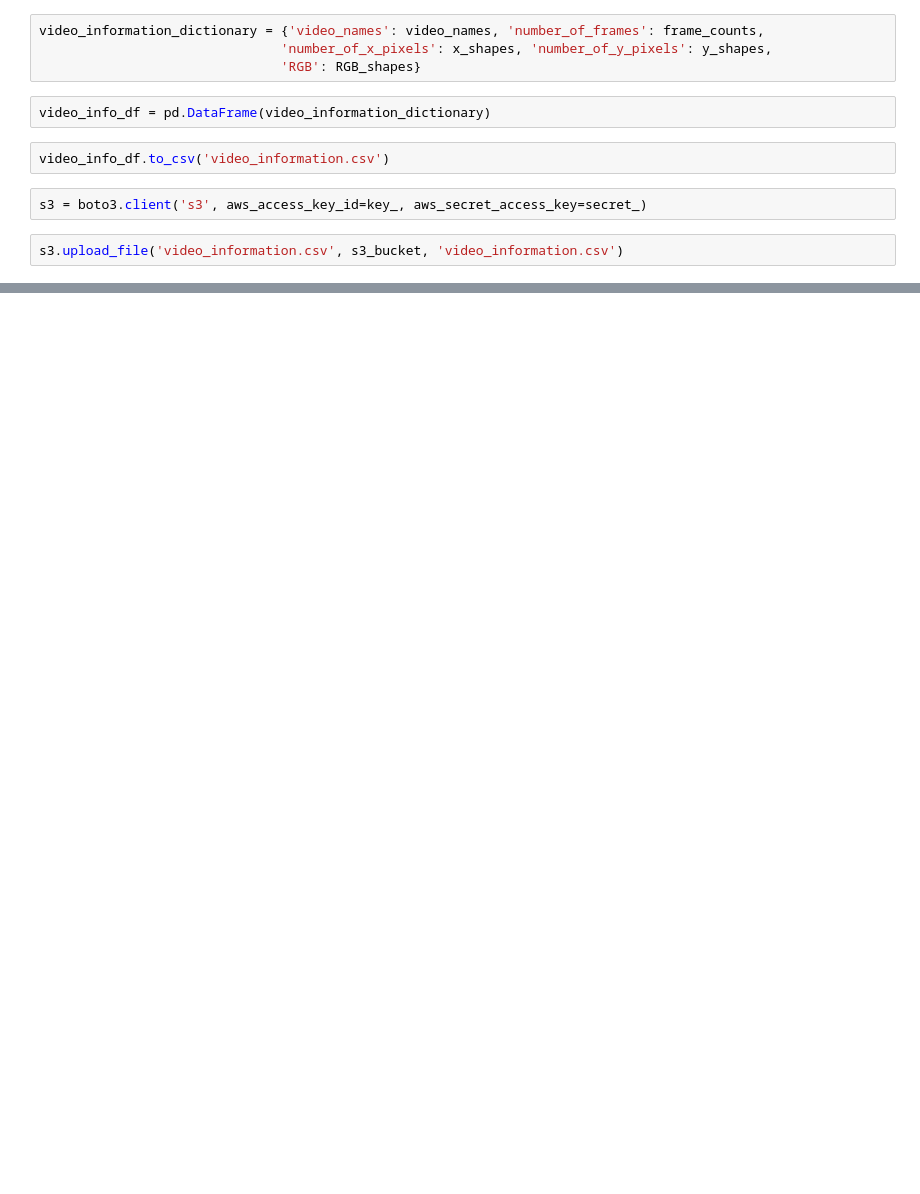
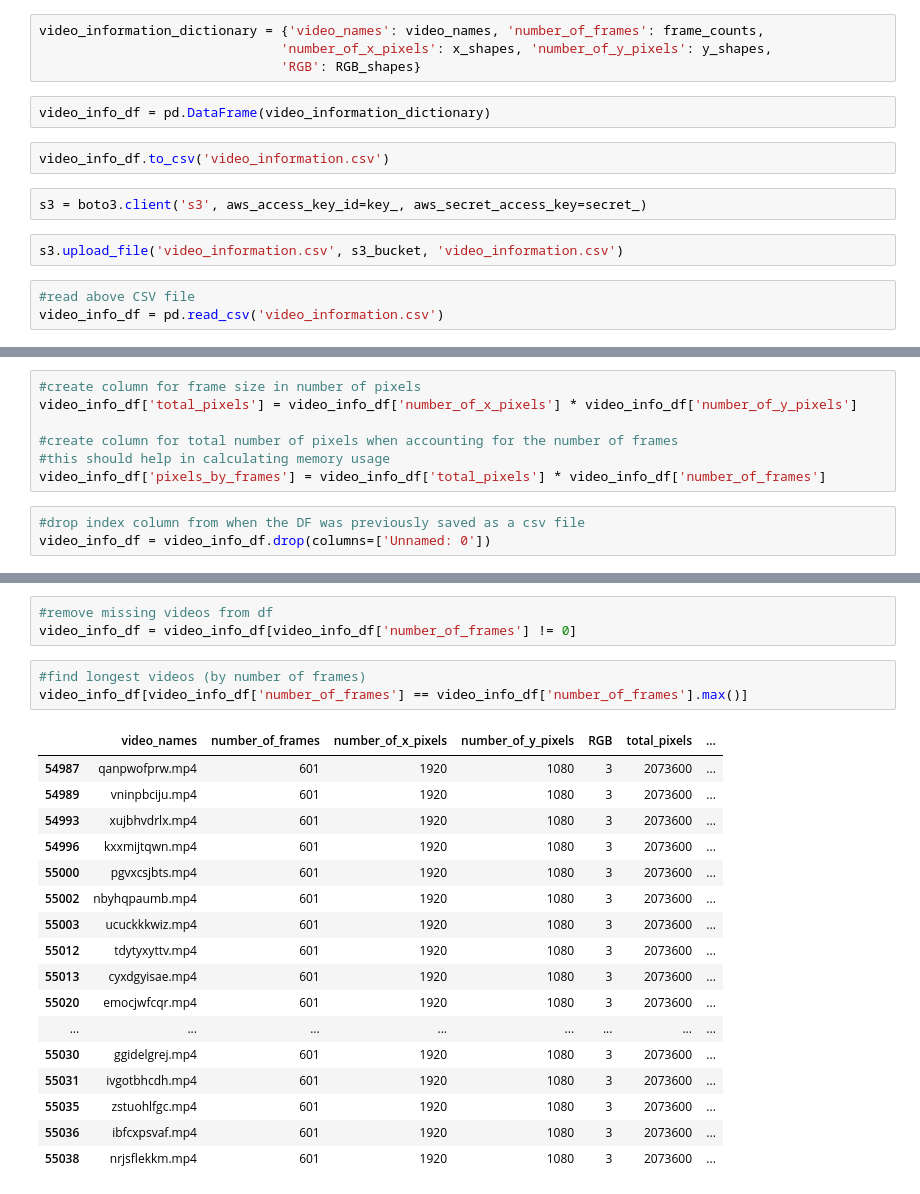
Before and after one commit to jherberg462/deepfake_detection, a Jupyter notebook: data_review.ipynb, the cells around one changed output, grey strips where cells are left out. Drawn from its saved outputs; the diff is of its cells as text; blank space fills up the shorter version.

```diff
--- a/data_review.ipynb
+++ b/data_review.ipynb
@@ -56,3 +59,6 @@ video_info_df.to_csv('video_information.csv')
 s3 = boto3.client('s3', aws_access_key_id=key_, aws_secret_access_key=secret_)
 # %%
 s3.upload_file('video_information.csv', s3_bucket, 'video_information.csv')
+# %%
+#read above CSV file
+video_info_df = pd.read_csv('video_information.csv')
@@ -58,0 +70,10 @@ s3.upload_file('video_information.csv', s3_bucket, 'video_information.csv')
+# %%
+#create column for frame size in number of pixels
+video_info_df['total_pixels'] = video_info_df['number_of_x_pixels'] * video_info_df['number_of_y_pixels']
+
+#create column for total number of pixels when accounting for the number of frames
+#this should help in calculating memory usage
+video_info_df['pixels_by_frames'] = video_info_df['total_pixels'] * video_info_df['number_of_frames']
+# %%
+#drop index column from when the DF was previously saved as a csv file
+video_info_df = video_info_df.drop(columns=['Unnamed: 0'])
@@ -58,0 +121,24 @@ s3.upload_file('video_information.csv', s3_bucket, 'video_information.csv')
+# %%
+#remove missing videos from df
+video_info_df = video_info_df[video_info_df['number_of_frames'] != 0]
+# %%
+#find longest videos (by number of frames)
+video_info_df[video_info_df['number_of_frames'] == video_info_df['number_of_frames'].max()]
+# %% [output]
+|  | video_names | number_of_frames | number_of_x_pixels | number_of_y_pixels | RGB | total_pixels | ... |
+| 54987 | qanpwofprw.mp4 | 601 | 1920 | 1080 | 3 | 2073600 | ... |
+| 54989 | vninpbciju.mp4 | 601 | 1920 | 1080 | 3 | 2073600 | ... |
+| 54993 | xujbhvdrlx.mp4 | 601 | 1920 | 1080 | 3 | 2073600 | ... |
+| 54996 | kxxmijtqwn.mp4 | 601 | 1920 | 1080 | 3 | 2073600 | ... |
+| 55000 | pgvxcsjbts.mp4 | 601 | 1920 | 1080 | 3 | 2073600 | ... |
+| 55002 | nbyhqpaumb.mp4 | 601 | 1920 | 1080 | 3 | 2073600 | ... |
+| 55003 | ucuckkkwiz.mp4 | 601 | 1920 | 1080 | 3 | 2073600 | ... |
+| 55012 | tdytyxyttv.mp4 | 601 | 1920 | 1080 | 3 | 2073600 | ... |
+| 55013 | cyxdgyisae.mp4 | 601 | 1920 | 1080 | 3 | 2073600 | ... |
+| 55020 | emocjwfcqr.mp4 | 601 | 1920 | 1080 | 3 | 2073600 | ... |
+| ... | ... | ... | ... | ... | ... | ... | ... |
+| 55030 | ggidelgrej.mp4 | 601 | 1920 | 1080 | 3 | 2073600 | ... |
+| 55031 | ivgotbhcdh.mp4 | 601 | 1920 | 1080 | 3 | 2073600 | ... |
+| 55035 | zstuohlfgc.mp4 | 601 | 1920 | 1080 | 3 | 2073600 | ... |
+| 55036 | ibfcxpsvaf.mp4 | 601 | 1920 | 1080 | 3 | 2073600 | ... |
+| 55038 | nrjsflekkm.mp4 | 601 | 1920 | 1080 | 3 | 2073600 | ... |
```
Also changed, not shown: parts of 9 cells of this notebook, 2 other files.
